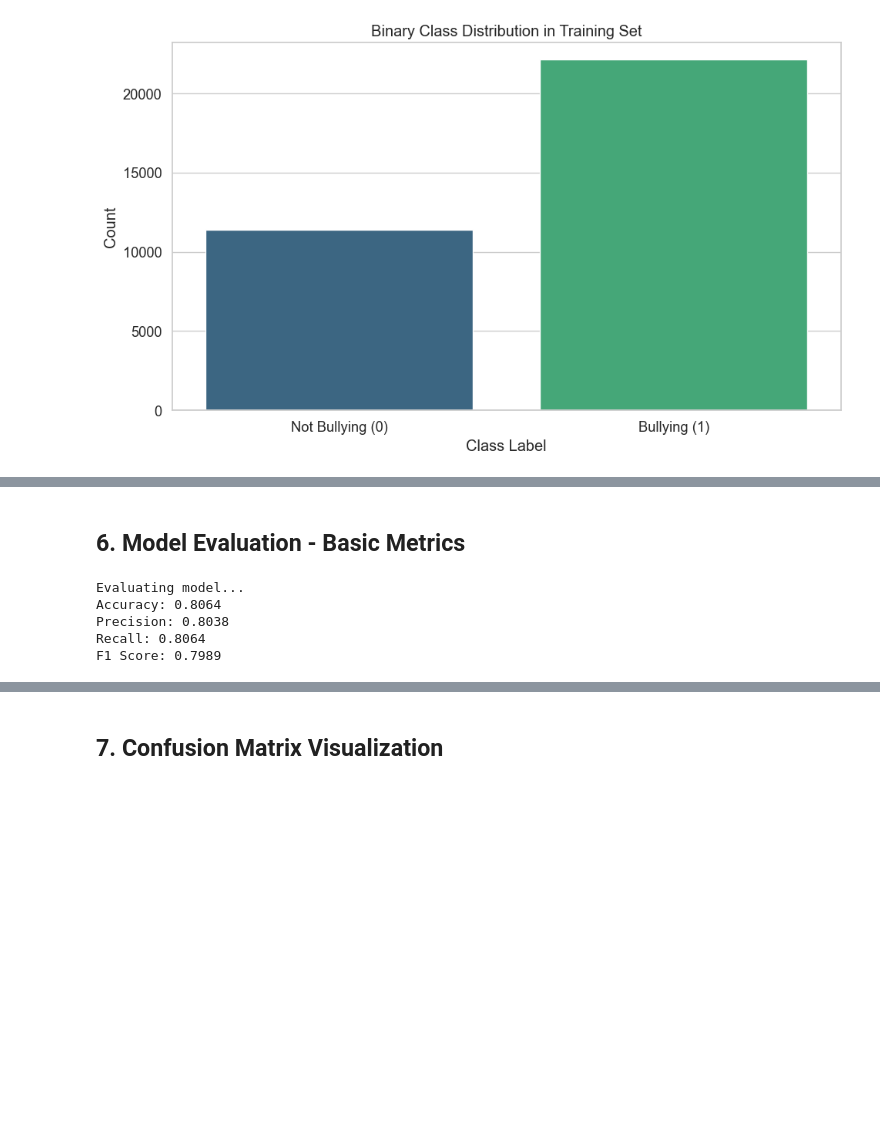
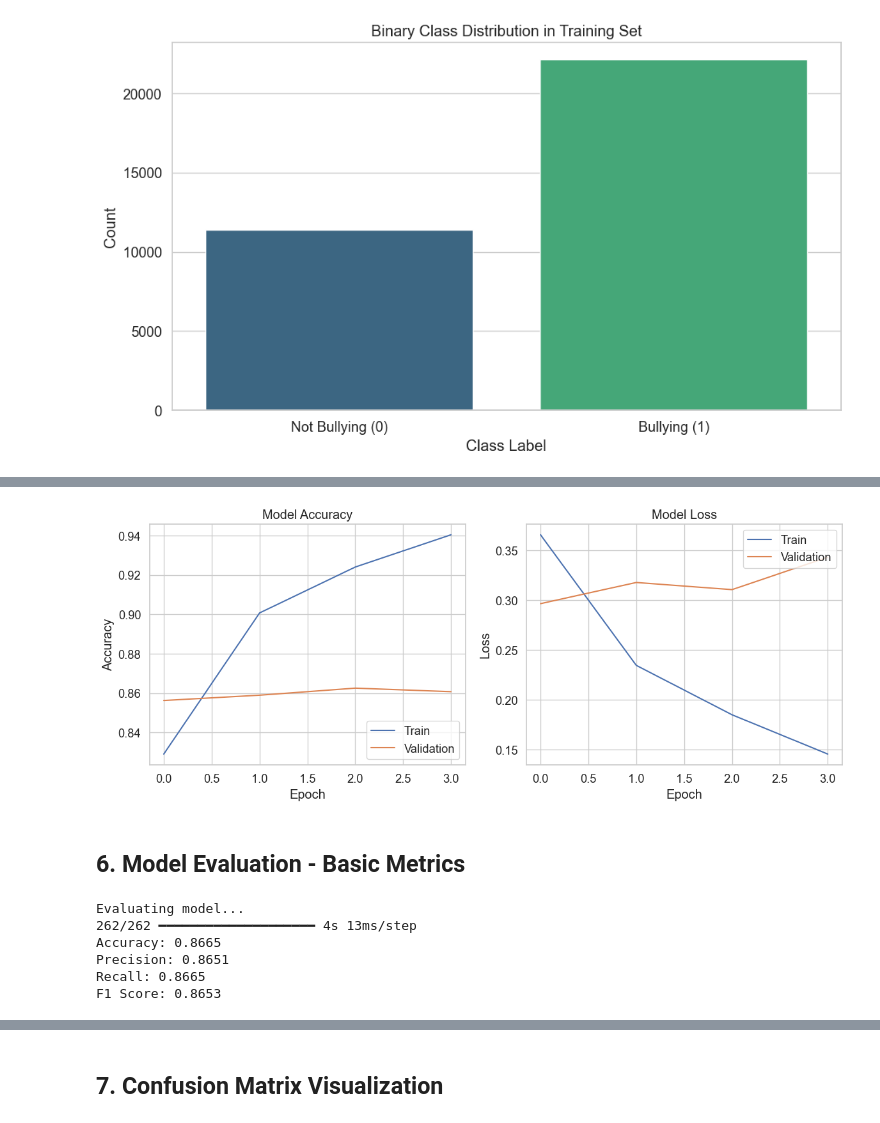
Before and after one commit to NotAlpha45/bangla-cyberbullying, a Jupyter notebook: code/lstm_run/no_augmentation_binary_class.ipynb, the cells around one changed output, grey strips where cells are left out. Drawn from its saved outputs; the diff is of its cells as text; code cells hidden in the pictures; blank space fills up the shorter version.

```diff
--- a/code/lstm_run/no_augmentation_binary_class.ipynb
+++ b/code/lstm_run/no_augmentation_binary_class.ipynb
@@ -149,20 +170,0 @@ Testing data vectorization completed in 111.55 seconds
-# %%
-# Configure and train Random Forest classifier
-print("Training Random Forest model...")
-# Parameters optimized for text embeddings
-rf_model = RandomForestClassifier(
-    n_estimators=200,  # More trees for better performance
-    max_depth=None,    # Allow trees to grow fully
-    min_samples_split=10,
-    min_samples_leaf=4,
-    max_features="sqrt",  # Common choice for high-dimensional data
-    bootstrap=True,
-    class_weight="balanced",  # Handle class imbalance
-    random_state=42,
-    n_jobs=-1,  # Use all processors
-)
-
-start_time = time.time()
-rf_model.fit(X_train_vectors, y_train)
-training_time = time.time() - start_time
-print(f"Model trained in {training_time:.2f} seconds")
@@ -172,9 +274,38 @@ Model trained in 54.73 seconds
+# %%
+# Plot training history
+plt.figure(figsize=(12, 5))
+
+# Plot training & validation accuracy values
+plt.subplot(1, 2, 1)
+plt.plot(history.history["accuracy"])
+plt.plot(history.history["val_accuracy"])
+plt.title("Model Accuracy")
+plt.ylabel("Accuracy")
+plt.xlabel("Epoch")
+plt.legend(["Train", "Validation"], loc="lower right")
+
+# Plot training & validation loss values
+plt.subplot(1, 2, 2)
+plt.plot(history.history["loss"])
+plt.plot(history.history["val_loss"])
+plt.title("Model Loss")
+plt.ylabel("Loss")
+plt.xlabel("Epoch")
+plt.legend(["Train", "Validation"], loc="upper right")
+
+plt.tight_layout()
+plt.show()
+# %% [output]
+[figure, added]
 # %% [markdown]
 ## 6. Model Evaluation - Basic Metrics
 # %%
 # Make predictions and calculate basic metrics
 print("Evaluating model...")
-y_pred = rf_model.predict(X_test_vectors)
+# Get predicted probabilities
+y_pred_proba = model.predict(X_test_sequences)
+# Convert to binary predictions
+y_pred = (y_pred_proba > 0.5).astype(int)
 
 # Calculate basic metrics
 accuracy = accuracy_score(y_test, y_pred)
@@ -188,10 +319,11 @@ print(f"Recall: {recall:.4f}")
 print(f"F1 Score: {f1:.4f}")
 # %% [output]
 Evaluating model...
-Accuracy: 0.8064
-Precision: 0.8038
-Recall: 0.8064
-F1 Score: 0.7989
+262/262 ━━━━━━━━━━━━━━━━━━━━ 4s 13ms/step
+Accuracy: 0.8665
+Precision: 0.8651
+Recall: 0.8665
+F1 Score: 0.8653
 # %%
 # Display classification report for binary classification
 print("Classification Report:")
```
Also changed, not shown: parts of 24 cells of this notebook, 1 other file.
